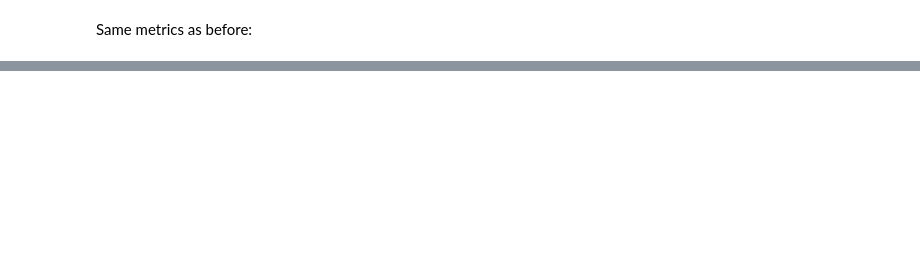
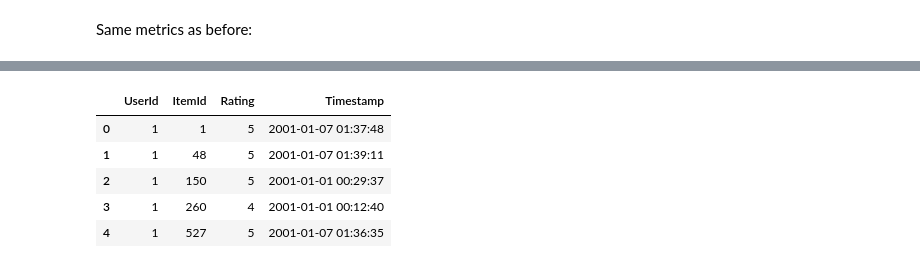
Before and after one commit to david-cortes/cmfrec, a Jupyter notebook: example/cmfrec_movielens_sideinfo.ipynb, the cells around one changed output, grey strips where cells are left out. Cells and saved outputs as stored; diff of their text form; code cells hidden in the pictures; blank space fills up the shorter version.

```diff
--- a/example/cmfrec_movielens_sideinfo.ipynb
+++ b/example/cmfrec_movielens_sideinfo.ipynb
@@ -444,0 +443,16 @@ print_reclist(reclist3)
+# %%
+import numpy as np, pandas as pd, time, re
+from datetime import datetime
+from cmfrec import CMF
+
+ratings=pd.read_table('D:\\Downloads\\movielens\\ml-1m\\ml-1m\\ratings.dat',sep='::',engine='python',names=['UserId','ItemId','Rating','Timestamp'])
+ratings['Timestamp']=ratings.Timestamp.map(lambda x: datetime(*time.localtime(x)[:6])).map(lambda x: pd.to_datetime(x))
+ratings=ratings.sort_values(['UserId','ItemId']).reset_index(drop=True)
+ratings.head()
+# %% [output]
+|  | UserId | ItemId | Rating | Timestamp |
+| 0 | 1 | 1 | 5 | 2001-01-07 01:37:48 |
+| 1 | 1 | 48 | 5 | 2001-01-07 01:39:11 |
+| 2 | 1 | 150 | 5 | 2001-01-01 00:29:37 |
+| 3 | 1 | 260 | 4 | 2001-01-01 00:12:40 |
+| 4 | 1 | 527 | 5 | 2001-01-07 01:36:35 |
```
Also changed, not shown: parts of 32 cells of this notebook, 3 other files.
